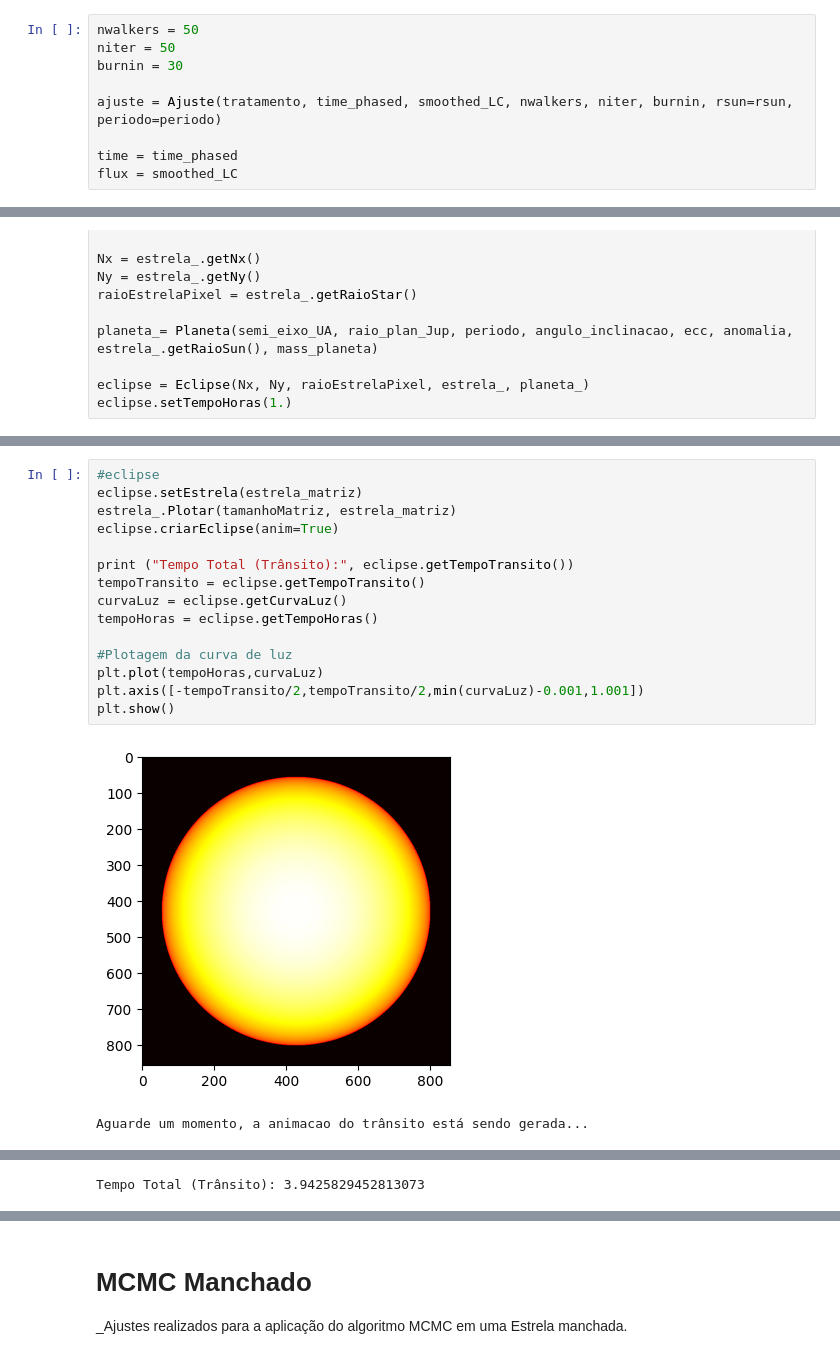
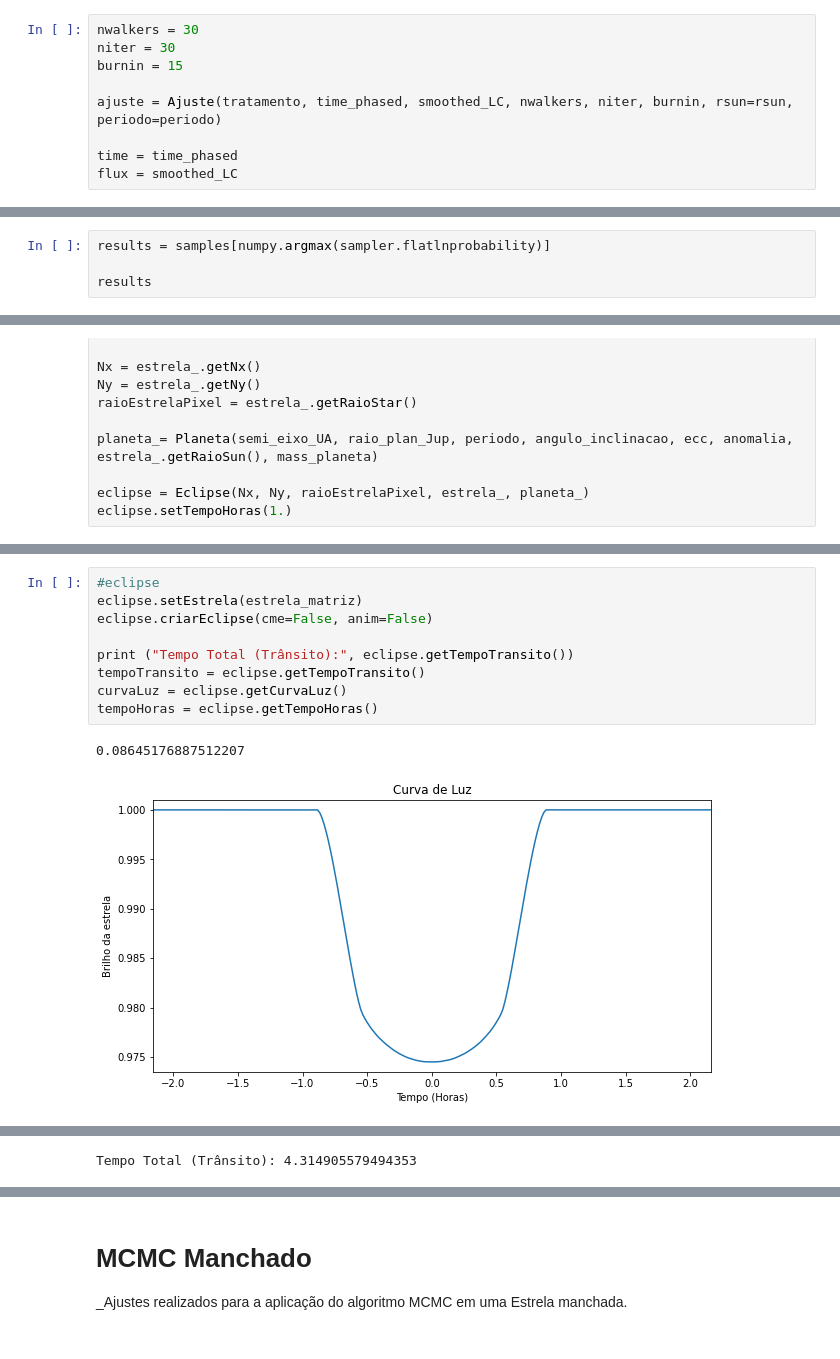
Before and after one commit to Transit-Model-CRAAM/eclipse-model-star-activity, a Jupyter notebook: Eclipse/main-mcmc.ipynb, the cells around one changed output, grey strips where cells are left out. Drawn from its saved outputs; the diff is of its cells as text.

````diff
--- a/Eclipse/main-mcmc.ipynb
+++ b/Eclipse/main-mcmc.ipynb
@@ -182,9 +182,9 @@ plotLegendModel(ax)
 # MCMC
 _Ajustes realizados para a aplicação do algoritmo MCMC. As variáveis ```nwalkers```, ```niter``` e ```burnin``` podem ser alteradas conforme o pesquisador achar necessário para a aplicação do algoritmo_
 # %%
-nwalkers = 50
-niter = 50
-burnin = 30
+nwalkers = 30
+niter = 30
+burnin = 15
 
 ajuste = Ajuste(tratamento, time_phased, smoothed_LC, nwalkers, niter, burnin, rsun=rsun, periodo=periodo)
 
@@ -250,0 +251,4 @@ rp: 1.135 (+0.044 / -0.120)
+# %%
+results = samples[numpy.argmax(sampler.flatlnprobability)]
+
+results
@@ -298,18 +305,12 @@ estrela_.addCme(cme)
 # %%
 #eclipse
 eclipse.setEstrela(estrela_matriz)
-estrela_.Plotar(tamanhoMatriz, estrela_matriz)
-eclipse.criarEclipse(anim=True)
+eclipse.criarEclipse(cme=False, anim=False)
 
 print ("Tempo Total (Trânsito):", eclipse.getTempoTransito())
 tempoTransito = eclipse.getTempoTransito()
 curvaLuz = eclipse.getCurvaLuz()
 tempoHoras = eclipse.getTempoHoras()
-
-#Plotagem da curva de luz
-plt.plot(tempoHoras,curvaLuz)
-plt.axis([-tempoTransito/2,tempoTransito/2,min(curvaLuz)-0.001,1.001])
-plt.show()
 # %% [output]
+0.08645176887512207
-[figure, old version]
+[figure, new version]
-Aguarde um momento, a animacao do trânsito está sendo gerada...
@@ -317 +317 @@ Aguarde um momento, a animacao do trânsito está sendo gerada...
-Tempo Total (Trânsito): 3.9425829452813073
+Tempo Total (Trânsito): 4.314905579494353
````
Also changed, not shown: parts of 24 cells of this notebook, 1 other file.
